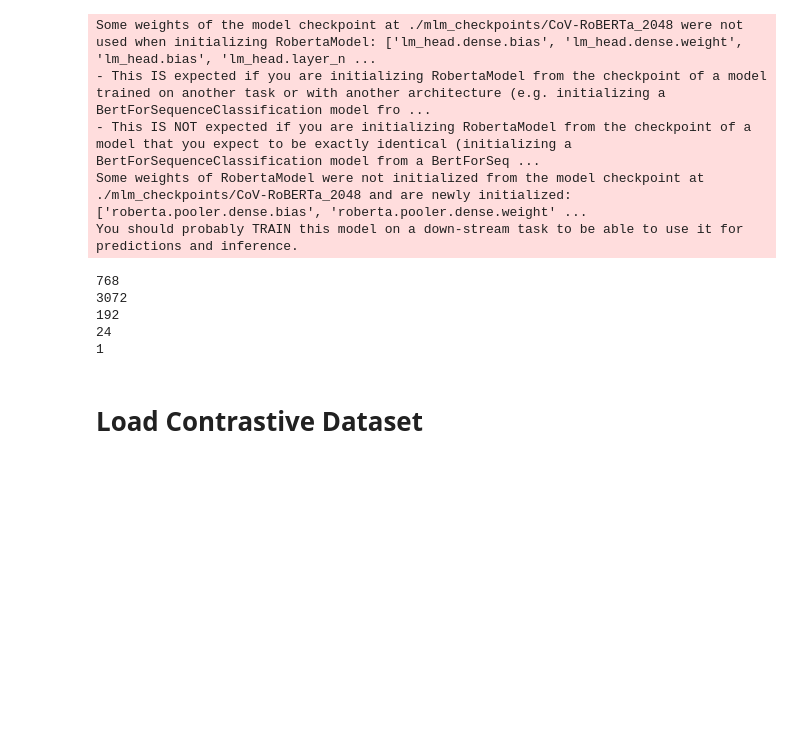
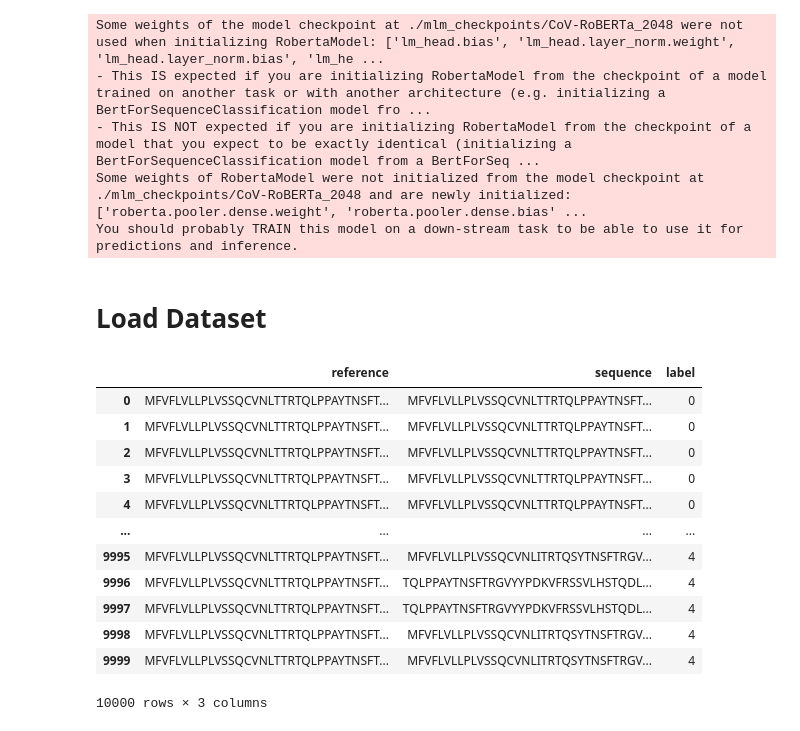
Before and after one commit to smtnkc/CoV-SNN, a Jupyter notebook: step7b_covsnn_classifier.ipynb, the cells around one changed output. Drawn from its saved outputs; the diff is of its cells as text; code cells hidden in the pictures; blank space fills up the shorter version.

```diff
--- a/step7b_covsnn_classifier.ipynb
+++ b/step7b_covsnn_classifier.ipynb
@@ -24,44 +26,48 @@ encoder = models.Transformer(model_name_or_path="./mlm_checkpoints/CoV-RoBERTa_2
                                           max_seq_length=1280,
                                           tokenizer_name_or_path="tok/")
 
-pooler = models.Pooling(encoder.get_word_embedding_dimension(),
-                                pooling_mode_cls_token=True,
-                                pooling_mode_max_tokens=True,
-                                pooling_mode_mean_tokens=True,
-                                pooling_mode_mean_sqrt_len_tokens=True)
+pooler = models.Pooling(encoder.get_word_embedding_dimension(), pooling_mode = POOLING_MODE)
 
-dropout1 = models.Dropout(0.5)
-linear1 = models.Linear(pooler.get_sentence_embedding_dimension(), int(pooler.get_sentence_embedding_dimension()/16))
-dropout2 = models.Dropout(0.2)
-linear2 = models.Linear(linear1.get_sentence_embedding_dimension(), int(linear1.get_sentence_embedding_dimension()/8))
-dropout3 = models.Dropout(0.2)
-linear3 = models.Linear(linear2.get_sentence_embedding_dimension(), 1)
 
-print(encoder.get_word_embedding_dimension())
-print(pooler.get_sentence_embedding_dimension())
-print(linear1.get_sentence_embedding_dimension())
-print(linear2.get_sentence_embedding_dimension())
-print(linear3.get_sentence_embedding_dimension())
-
-model = SentenceTransformer(modules=[encoder, pooler, dropout1, linear1, dropout2, linear2, dropout3, linear3])
+model = SentenceTransformer(modules=[encoder, pooler])
 # %% [output]
-Some weights of the model checkpoint at ./mlm_checkpoints/CoV-RoBERTa_2048 were not used when initializing RobertaModel: ['lm_head.dense.bias', 'lm_head.dense.weight', 'lm_head.bias', 'lm_head.layer_n ...
+Some weights of the model checkpoint at ./mlm_checkpoints/CoV-RoBERTa_2048 were not used when initializing RobertaModel: ['lm_head.bias', 'lm_head.layer_norm.weight', 'lm_head.layer_norm.bias', 'lm_he ...
 - This IS expected if you are initializing RobertaModel from the checkpoint of a model trained on another task or with another architecture (e.g. initializing a BertForSequenceClassification model fro ...
 - This IS NOT expected if you are initializing RobertaModel from the checkpoint of a model that you expect to be exactly identical (initializing a BertForSequenceClassification model from a BertForSeq ...
-Some weights of RobertaModel were not initialized from the model checkpoint at ./mlm_checkpoints/CoV-RoBERTa_2048 and are newly initialized: ['roberta.pooler.dense.bias', 'roberta.pooler.dense.weight' ...
+Some weights of RobertaModel were not initialized from the model checkpoint at ./mlm_checkpoints/CoV-RoBERTa_2048 and are newly initialized: ['roberta.pooler.dense.weight', 'roberta.pooler.dense.bias' ...
 You should probably TRAIN this model on a down-stream task to be able to use it for predictions and inference.
-768
-3072
-192
-24
-1
 # %% [markdown]
-# Load Contrastive Dataset
+# Load Dataset
 # %%
-import pickle
-with open('contrastive_train.pkl', 'rb') as file:
-    train_all = pickle.load(file)
-with open('contrastive_dev.pkl', 'rb') as file:
-    dev_all = pickle.load(file)
-with open('contrastive_test.pkl', 'rb') as file:
-    test_all = pickle.load(file)
+sequences = []
+for voc_name in VOC_NAMES:
+    sequences.append(pd.read_csv(f"data/unique_{voc_name}_2k.csv")["sequence"].tolist())
+
+# read a sequence from txt file
+with open("data/wildtype.txt", "r") as file:
+    wildtype = file.read()
+
+# create dataframe using sequences
+df = pd.DataFrame()
+df["reference"] = [wildtype for _ in range(10000)]
+df["sequence"] = [item for sublist in sequences for item in sublist]
+df["label"] = [i for i in range(len(VOC_NAMES)) for _ in range(2000)]
+
+# write to csv
+df.to_csv("data/combined_with_wt_10k.csv", index=False)
+
+df
+# %% [output]
+|  | reference | sequence | label |
+| 0 | MFVFLVLLPLVSSQCVNLTTRTQLPPAYTNSFT... | MFVFLVLLPLVSSQCVNLTTRTQLPPAYTNSFT... | 0 |
+| 1 | MFVFLVLLPLVSSQCVNLTTRTQLPPAYTNSFT... | MFVFLVLLPLVSSQCVNLTTRTQLPPAYTNSFT... | 0 |
+| 2 | MFVFLVLLPLVSSQCVNLTTRTQLPPAYTNSFT... | MFVFLVLLPLVSSQCVNLTTRTQLPPAYTNSFT... | 0 |
+| 3 | MFVFLVLLPLVSSQCVNLTTRTQLPPAYTNSFT... | MFVFLVLLPLVSSQCVNLTTRTQLPPAYTNSFT... | 0 |
+| 4 | MFVFLVLLPLVSSQCVNLTTRTQLPPAYTNSFT... | MFVFLVLLPLVSSQCVNLTTRTQLPPAYTNSFT... | 0 |
+| ... | ... | ... | ... |
+| 9995 | MFVFLVLLPLVSSQCVNLTTRTQLPPAYTNSFT... | MFVFLVLLPLVSSQCVNLITRTQSYTNSFTRGV... | 4 |
+| 9996 | MFVFLVLLPLVSSQCVNLTTRTQLPPAYTNSFT... | TQLPPAYTNSFTRGVYYPDKVFRSSVLHSTQDL... | 4 |
+| 9997 | MFVFLVLLPLVSSQCVNLTTRTQLPPAYTNSFT... | TQLPPAYTNSFTRGVYYPDKVFRSSVLHSTQDL... | 4 |
+| 9998 | MFVFLVLLPLVSSQCVNLTTRTQLPPAYTNSFT... | MFVFLVLLPLVSSQCVNLITRTQSYTNSFTRGV... | 4 |
+| 9999 | MFVFLVLLPLVSSQCVNLTTRTQLPPAYTNSFT... | MFVFLVLLPLVSSQCVNLITRTQSYTNSFTRGV... | 4 |
+10000 rows × 3 columns
```
Also changed, not shown: parts of 17 cells of this notebook, 47 other files.
